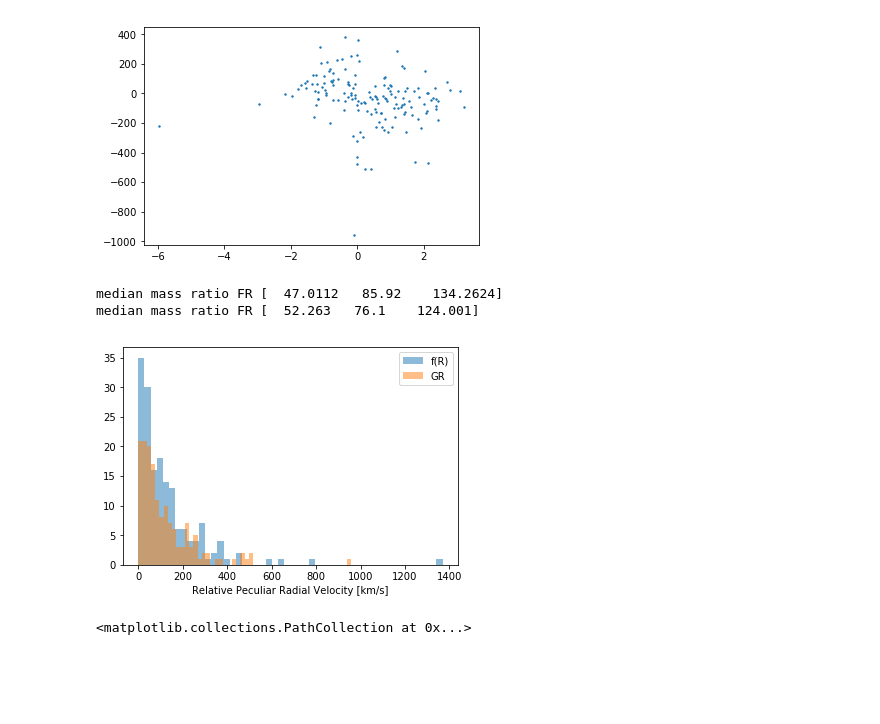
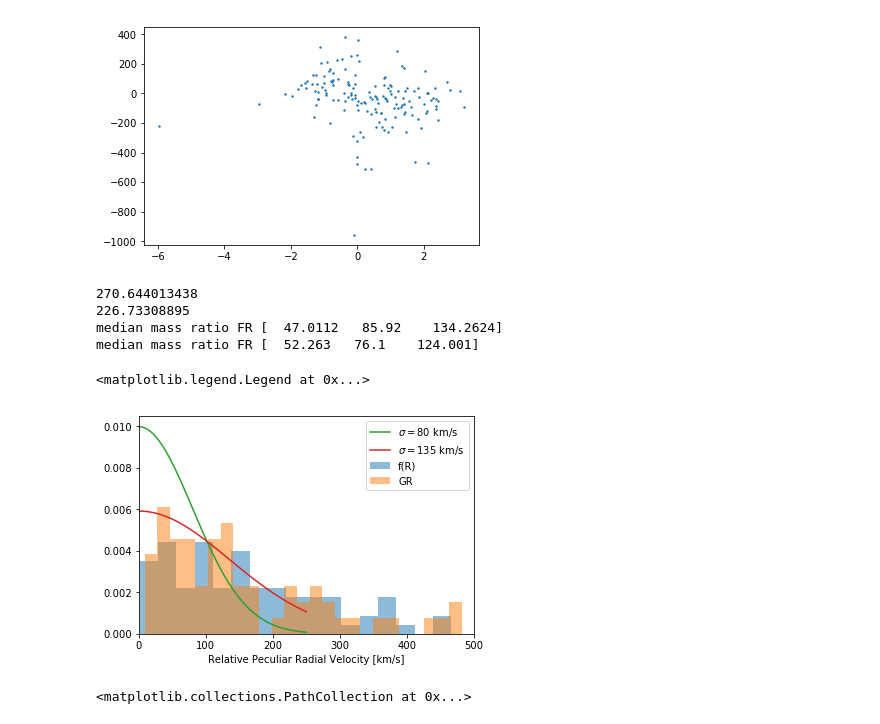
Before and after one commit to forero/LGModGrav, a Jupyter notebook: code/LG_samples.ipynb, the cells around one changed output. Drawn from its saved outputs; the diff is of its cells as text; code cells hidden in the pictures; blank space fills up the shorter version.

```diff
--- a/code/LG_samples.ipynb
+++ b/code/LG_samples.ipynb
@@ -435,6 +436,37 @@ plt.scatter(relative_pos_GR[:,2], relative_vel_GR[:,2], s=2.0)
 # %% [output]
 <matplotlib.collections.PathCollection at 0x...>
 [figure]
+# %%
+iiFR = sky_distance_FR<1.0/hubble
+iiGR = sky_distance_GR<1.0/hubble
+a = plt.hist(np.fabs(corrected_los_delta_vel_FR[iiFR]), bins=50, alpha=0.5, label='f(R)', normed=True)
+a = plt.hist(np.fabs(corrected_los_delta_vel_GR[iiGR]), bins=50, alpha=0.5, label='GR', normed=True)
+print(corrected_los_delta_vel_FR[iiFR].std())
+print(corrected_los_delta_vel_GR[iiGR].std())
+
+plt.xlabel("Relative Peculiar Radial Velocity [km/s]")
+scipy.stats.ks_2samp(np.fabs(corrected_los_delta_vel_FR),np.fabs(corrected_los_delta_vel_GR))
+print('median mass ratio FR', np.percentile(np.fabs(corrected_los_delta_vel_FR), q=[34,50,66]))
+print('median mass ratio FR', np.percentile(np.fabs(corrected_los_delta_vel_GR), q=[34,50,66]))
+
+sigma=80.0
+x = np.linspace(0,250,100)
+y = 2.0*(1.0/(np.sqrt(2*np.pi)*sigma)) * np.exp(-0.5*(x/sigma)**2)
+plt.plot(x,y, label="$\sigma=80$ km/s")
+
+sigma=135.0
+x = np.linspace(0,250,100)
+y = 2.0*(1.0/(np.sqrt(2*np.pi)*sigma)) * np.exp(-0.5*(x/sigma)**2)
+plt.plot(x,y, label="$\sigma=135$ km/s")
+plt.xlim([0,500])
+plt.legend()
+# %% [output]
+270.644013438
+226.73308895
+median mass ratio FR [  47.0112   85.92    134.2624]
+median mass ratio FR [  52.263   76.1    124.001]
+<matplotlib.legend.Legend at 0x...>
+[figure, added]
 # %%
 a = plt.hist(np.fabs(corrected_los_delta_vel_FR), bins=50, alpha=0.5, label='f(R)')
 a = plt.hist(np.fabs(corrected_los_delta_vel_GR), bins=50, alpha=0.5, label='GR')
@@ -443,10 +475,7 @@ plt.xlabel("Relative Peculiar Radial Velocity [km/s]")
 scipy.stats.ks_2samp(np.fabs(corrected_los_delta_vel_FR),np.fabs(corrected_los_delta_vel_GR))
 print('median mass ratio FR', np.percentile(np.fabs(corrected_los_delta_vel_FR), q=[34,50,66]))
 print('median mass ratio FR', np.percentile(np.fabs(corrected_los_delta_vel_GR), q=[34,50,66]))
+plt.xlim()
-# %% [output]
-median mass ratio FR [  47.0112   85.92    134.2624]
-median mass ratio FR [  52.263   76.1    124.001]
-[figure, removed]
 # %%
 plt.scatter(sky_distance_FR, corrected_los_delta_vel_FR, alpha=0.5)
 plt.scatter(sky_distance_GR, corrected_los_delta_vel_GR, alpha=0.5)
```
Also changed, not shown: parts of 4 cells of this notebook.
